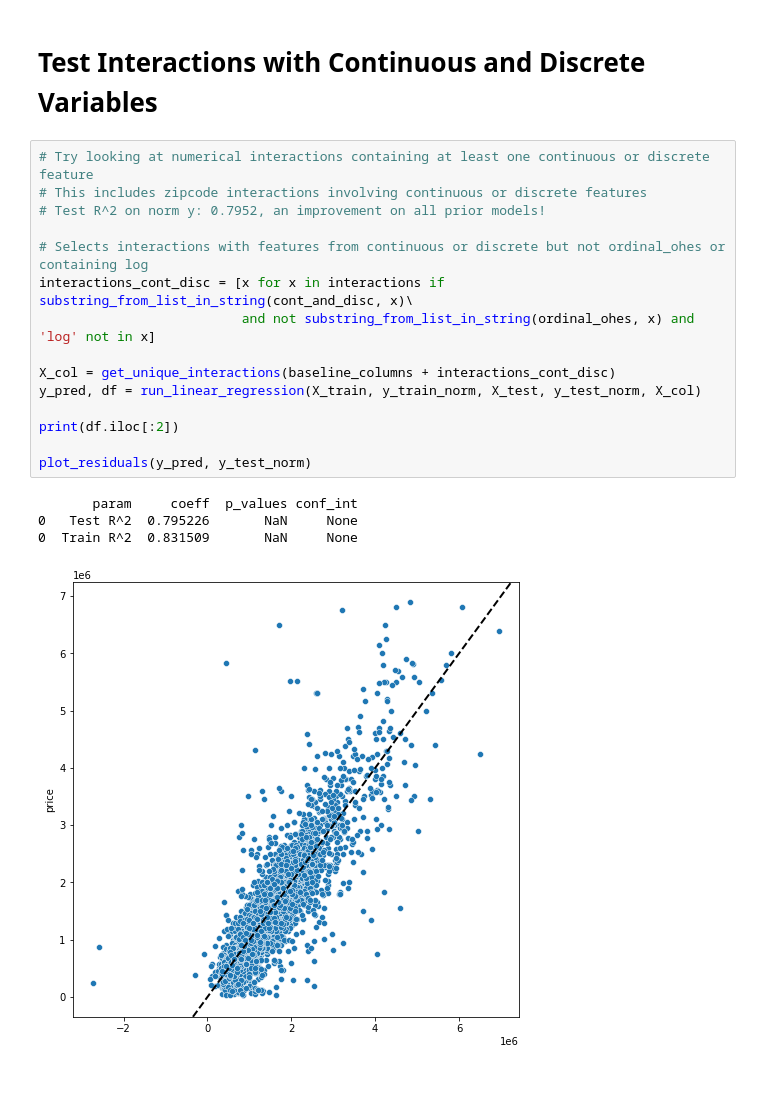
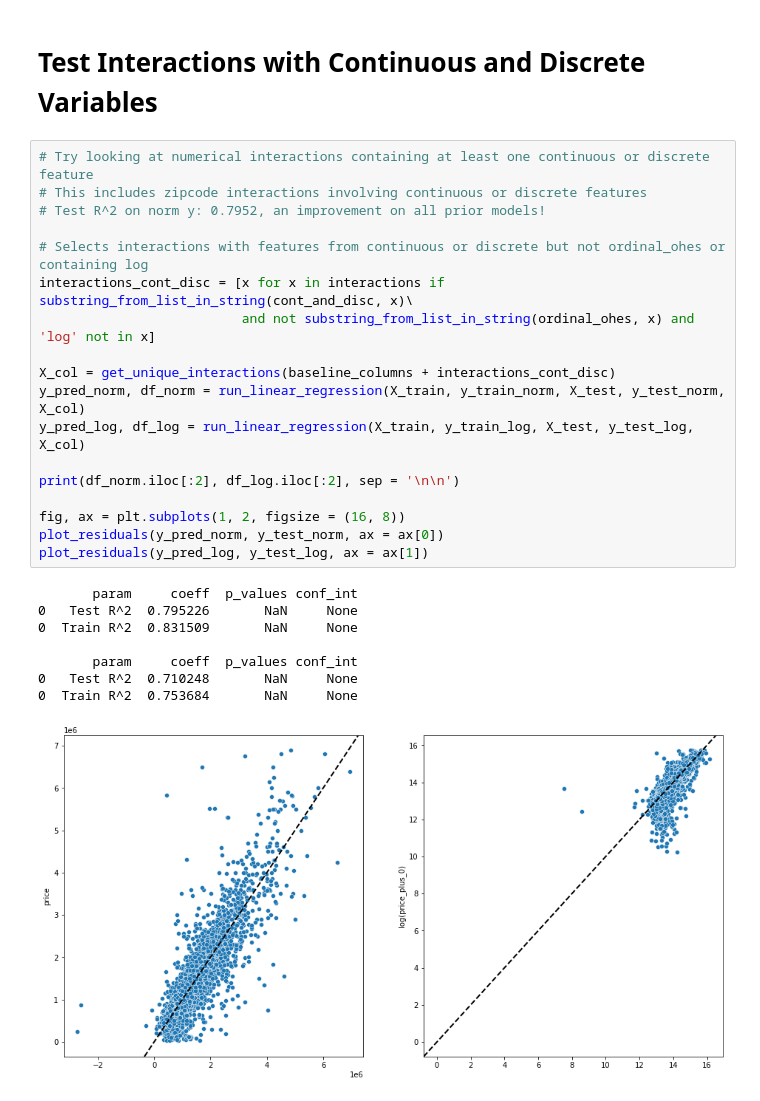
Before and after one commit to JoshuaGottlieb/King-County-Analysis, a Jupyter notebook: notebooks/Modeling.ipynb, the cells around one changed output. Saved outputs shown, nothing was run; the diff lists cells and outputs as text.

```diff
--- a/notebooks/Modeling.ipynb
+++ b/notebooks/Modeling.ipynb
@@ -397,23 +418,30 @@ plot_residuals(y_pred, y_test_norm)
 # %%
 # Try looking at numerical interactions containing at least one continuous or discrete feature
 # This includes zipcode interactions involving continuous or discrete features
 # Test R^2 on norm y: 0.7952, an improvement on all prior models!
 
 # Selects interactions with features from continuous or discrete but not ordinal_ohes or containing log
 interactions_cont_disc = [x for x in interactions if substring_from_list_in_string(cont_and_disc, x)\
                           and not substring_from_list_in_string(ordinal_ohes, x) and 'log' not in x]
 
 X_col = get_unique_interactions(baseline_columns + interactions_cont_disc)
-y_pred, df = run_linear_regression(X_train, y_train_norm, X_test, y_test_norm, X_col)
+y_pred_norm, df_norm = run_linear_regression(X_train, y_train_norm, X_test, y_test_norm, X_col)
+y_pred_log, df_log = run_linear_regression(X_train, y_train_log, X_test, y_test_log, X_col)
 
-print(df.iloc[:2])
+print(df_norm.iloc[:2], df_log.iloc[:2], sep = '\n\n')
 
-plot_residuals(y_pred, y_test_norm)
+fig, ax = plt.subplots(1, 2, figsize = (16, 8))
+plot_residuals(y_pred_norm, y_test_norm, ax = ax[0])
+plot_residuals(y_pred_log, y_test_log, ax = ax[1])
 # %% [output]
        param     coeff  p_values conf_int
 0   Test R^2  0.795226       NaN     None
 0  Train R^2  0.831509       NaN     None
+
+       param     coeff  p_values conf_int
+0   Test R^2  0.710248       NaN     None
+0  Train R^2  0.753684       NaN     None
-[figure, old version]
+[figure, new version]
 # %%
 # Look at primary base with interactions containing at least one feature from primary_sqft or discrete
 # Test R^2 = 0.8020, best result so far
```
Also changed, not shown: parts of 7 cells of this notebook.
